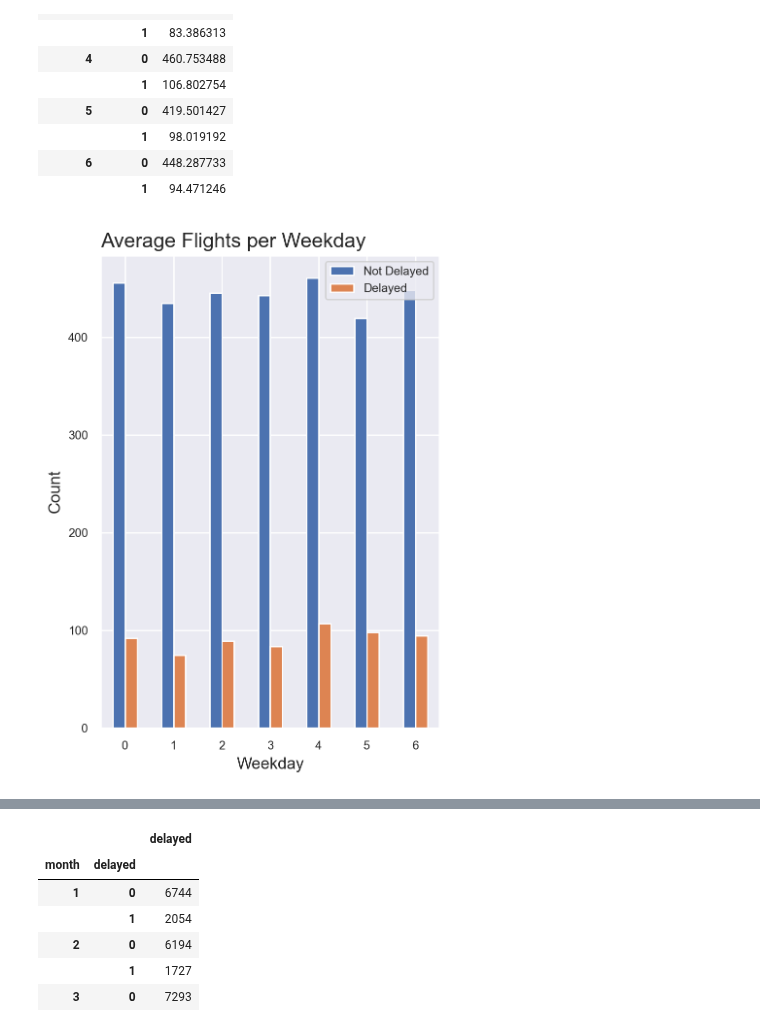
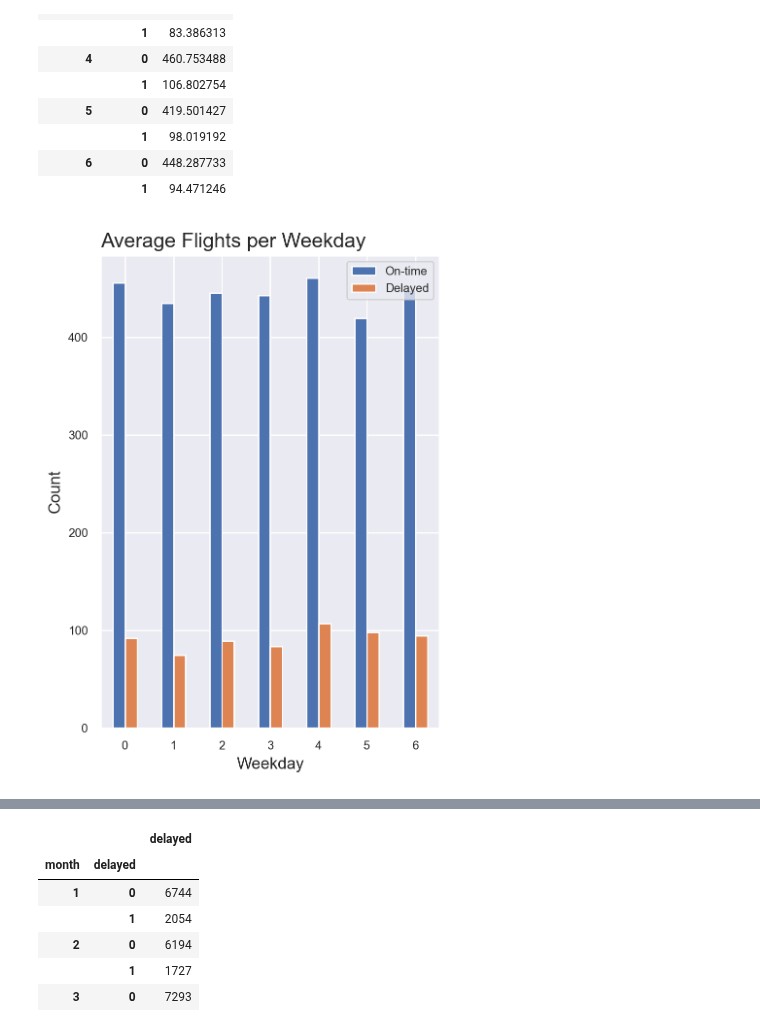
Before and after one commit to fedfioravanti/General_Assembly_Capstone, a Jupyter notebook: GA_Capstone_02_EDA.ipynb, the cells around one changed output, grey strips where cells are left out. Drawn from its saved outputs; the diff is of its cells as text; code cells hidden in the pictures.

```diff
--- a/GA_Capstone_02_EDA.ipynb
+++ b/GA_Capstone_02_EDA.ipynb
@@ -265,15 +307,15 @@ avg_day
 | 6 | 0 | 448.287733 |
 |  | 1 | 94.471246 |
 # %%
-# create bar plot showing flight count by weekday
+# create bar plot showing flight count per weekday
 avg_day.unstack().plot(kind='bar', rot=0, figsize=(4,6))
 plt.title('Average Flights per Weekday', loc='left', fontsize = 15)
 plt.ylabel('Count', fontsize = 12)
 plt.xlabel('Weekday', fontsize = 12)
 
-legend_labels = ['Not Delayed', 'Delayed']
+legend_labels = ['On-time', 'Delayed']
 plt.legend(labels = legend_labels, loc = 'upper right')
 
 plt.show()
 # %% [output]
-[figure, old version]
+[figure, new version]
```
Also changed, not shown: parts of 30 cells of this notebook.
